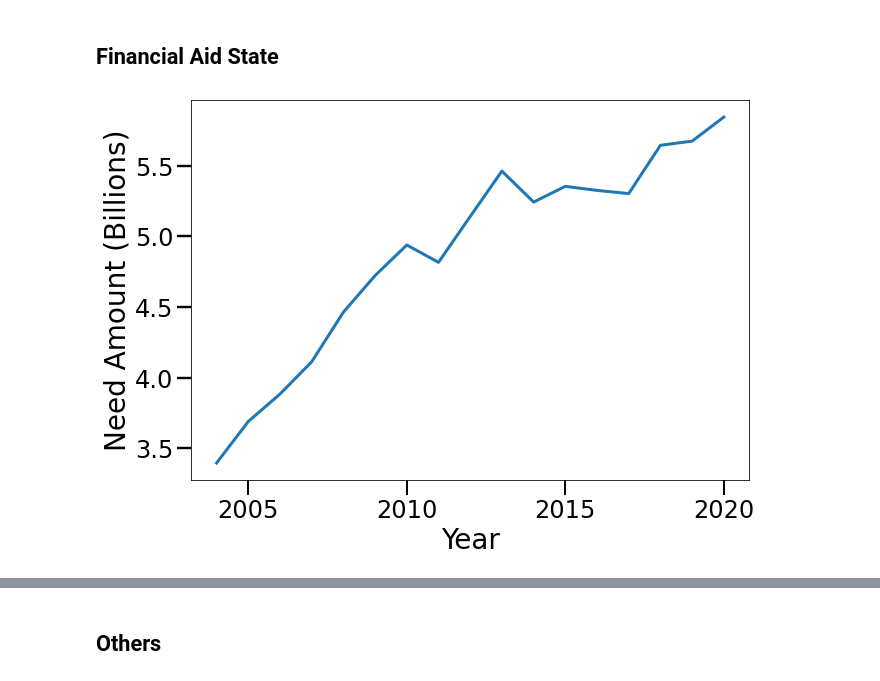
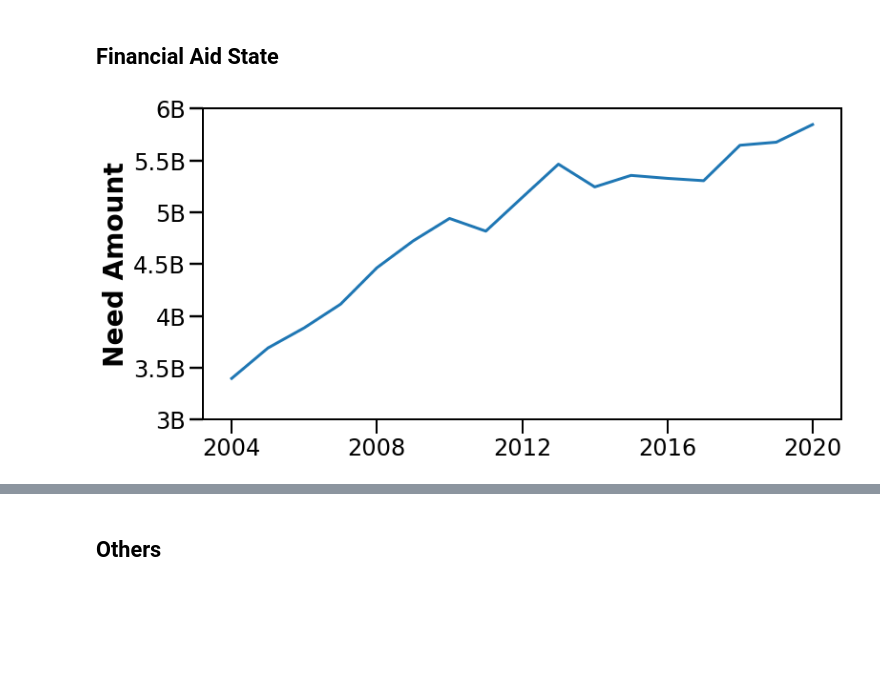
Before and after one commit to UVA-MLSys/Financial-Time-Series, a Jupyter notebook: plot.ipynb, the cells around one changed output, grey strips where cells are left out. Drawn from its saved outputs; the diff is of its cells as text; code cells hidden in the pictures; blank space fills up the shorter version.

Commit message:
final plots

```diff
--- a/plot.ipynb
+++ b/plot.ipynb
@@ -12,3 +13,5 @@ from sklearn.preprocessing import MinMaxScaler
+# %%
+plt.rcParams['axes.linewidth'] = 2
 # %% [markdown]
 # Data
 # %%
@@ -213,11 +206,23 @@ plt.show()
 df = pd.read_csv('data/Financial_Aid_State.csv')
 df = df.groupby('Date')['need_amt'].sum().reset_index()
 # %%
-fig, ax = plt.subplots(1, 1, figsize=(10, 7))
-ax.plot(df['Date'], df['need_amt']/1e9, linewidth=3)
-ax.set_xlabel('Year')
-ax.set_ylabel('Need Amount (Billions)')
-# plt.savefig('results/Financial_Aid_State.jpg', dpi=200, bbox_inches="tight")
+fig, ax = plt.subplots(1, 1, figsize=(12, 6))
+ax.plot(df['Date'], df['need_amt'], linewidth=3)
+# ax.set_xlabel('Year', fontweight='bold')
+ax.set_ylabel('Need Amount', fontweight='bold')
+ax.xaxis.set_major_locator(MultipleLocator(base=4))
+
+label_text = []
+scale, unit = 1e9, 'B'
+for loc in plt.yticks()[0]:
+    if loc == 0:
+        label_text.append('0')
+    else:
+        label_text.append(f'{loc/scale:0.5g}{unit}')
+ax.set_yticks(ax.get_yticks())
+ax.set_yticklabels(label_text)
+
+plt.savefig('results/Financial_Aid_State.jpg', dpi=200, bbox_inches="tight")
 plt.show()
 # %% [output]
-[figure, old version]
+[figure, new version]
```
Also changed, not shown: parts of 10 cells of this notebook, 16 other files.
